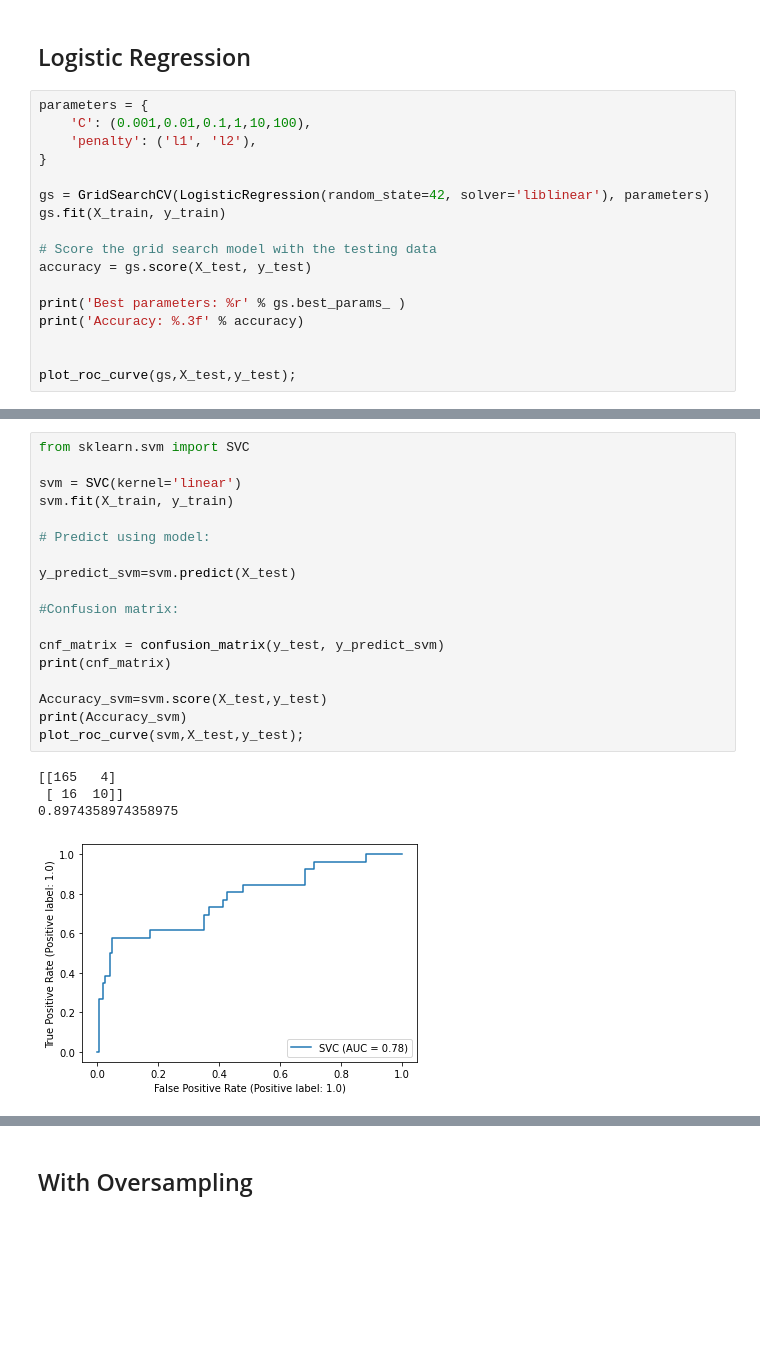
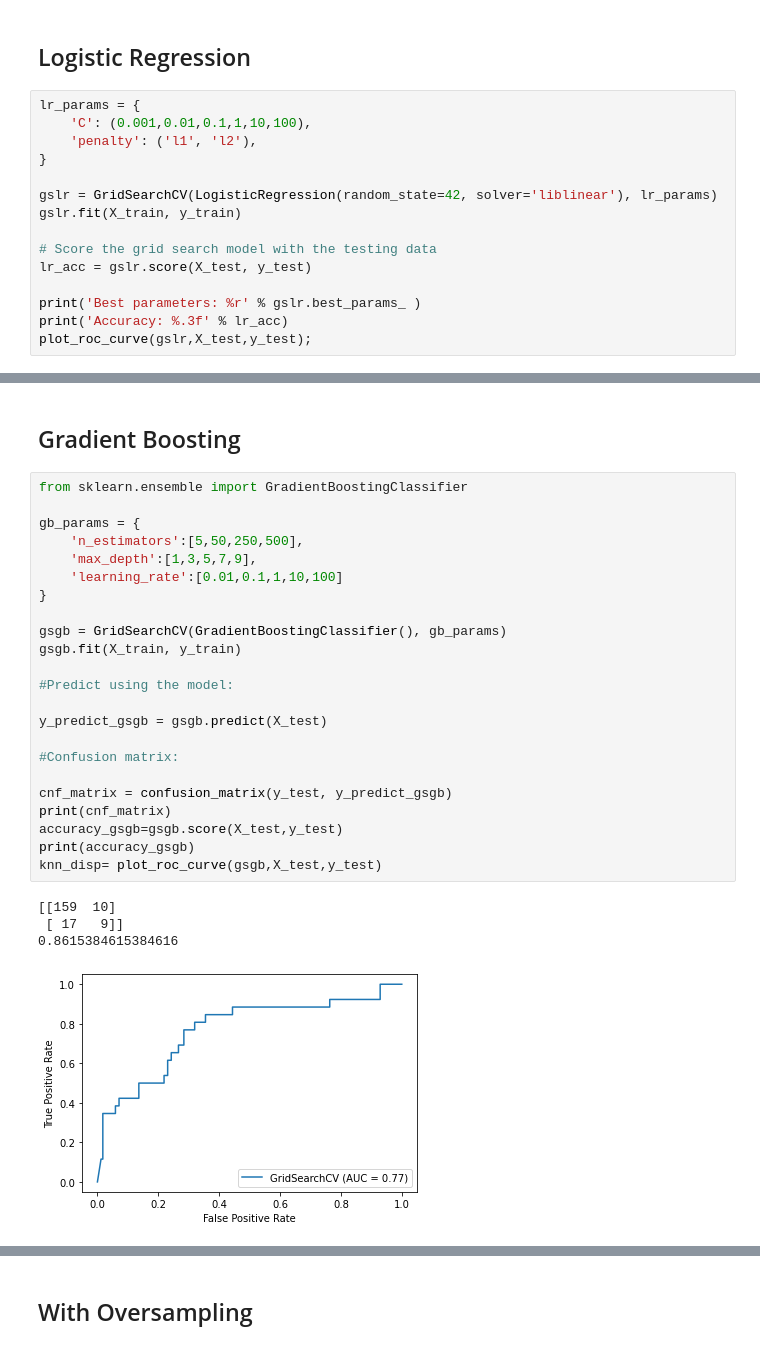
Before and after one commit to ipaulson/sb_curriculum, a Jupyter notebook: sb-capstone2/notebooks/modeling.ipynb, the cells around one changed output, grey strips where cells are left out. Saved outputs shown, nothing was run; the diff lists cells and outputs as text; blank space fills up the shorter version.

```diff
--- a/sb-capstone2/notebooks/modeling.ipynb
+++ b/sb-capstone2/notebooks/modeling.ipynb
@@ -103,22 +108,20 @@ Accuracy: 0.846
 # %% [markdown]
 ## Logistic Regression
 # %%
-parameters = {
+lr_params = {
     'C': (0.001,0.01,0.1,1,10,100),
     'penalty': ('l1', 'l2'),
 }
 
-gs = GridSearchCV(LogisticRegression(random_state=42, solver='liblinear'), parameters)
-gs.fit(X_train, y_train)
+gslr = GridSearchCV(LogisticRegression(random_state=42, solver='liblinear'), lr_params)
+gslr.fit(X_train, y_train)
 
 # Score the grid search model with the testing data
-accuracy = gs.score(X_test, y_test)
+lr_acc = gslr.score(X_test, y_test)
 
-print('Best parameters: %r' % gs.best_params_ )
-print('Accuracy: %.3f' % accuracy)
-
-
-plot_roc_curve(gs,X_test,y_test);
+print('Best parameters: %r' % gslr.best_params_ )
+print('Accuracy: %.3f' % lr_acc)
+plot_roc_curve(gslr,X_test,y_test);
 # %% [output]
 Best parameters: {'C': 0.1, 'penalty': 'l1'}
 Accuracy: 0.892
@@ -153,23 +202,30 @@ plot_roc_curve(knn,X_test,y_test);
+# %% [markdown]
+## Gradient Boosting
 # %%
-from sklearn.svm import SVC
+from sklearn.ensemble import GradientBoostingClassifier
 
-svm = SVC(kernel='linear')
-svm.fit(X_train, y_train)
+gb_params = {
+    'n_estimators':[5,50,250,500],
+    'max_depth':[1,3,5,7,9],
+    'learning_rate':[0.01,0.1,1,10,100]
+}
 
-# Predict using model:
+gsgb = GridSearchCV(GradientBoostingClassifier(), gb_params)
+gsgb.fit(X_train, y_train)
 
-y_predict_svm=svm.predict(X_test)
+#Predict using the model:
+
+y_predict_gsgb = gsgb.predict(X_test)
 
 #Confusion matrix:
 
-cnf_matrix = confusion_matrix(y_test, y_predict_svm)
+cnf_matrix = confusion_matrix(y_test, y_predict_gsgb)
 print(cnf_matrix)
-
-Accuracy_svm=svm.score(X_test,y_test)
-print(Accuracy_svm)
-plot_roc_curve(svm,X_test,y_test);
+accuracy_gsgb=gsgb.score(X_test,y_test)
+print(accuracy_gsgb)
+knn_disp= plot_roc_curve(gsgb,X_test,y_test)
 # %% [output]
-[[165   4]
- [ 16  10]]
-0.8974358974358975
+[[159  10]
+ [ 17   9]]
+0.8615384615384616
-[figure, old version]
+[figure, new version]
```
Also changed, not shown: parts of 14 cells of this notebook.
